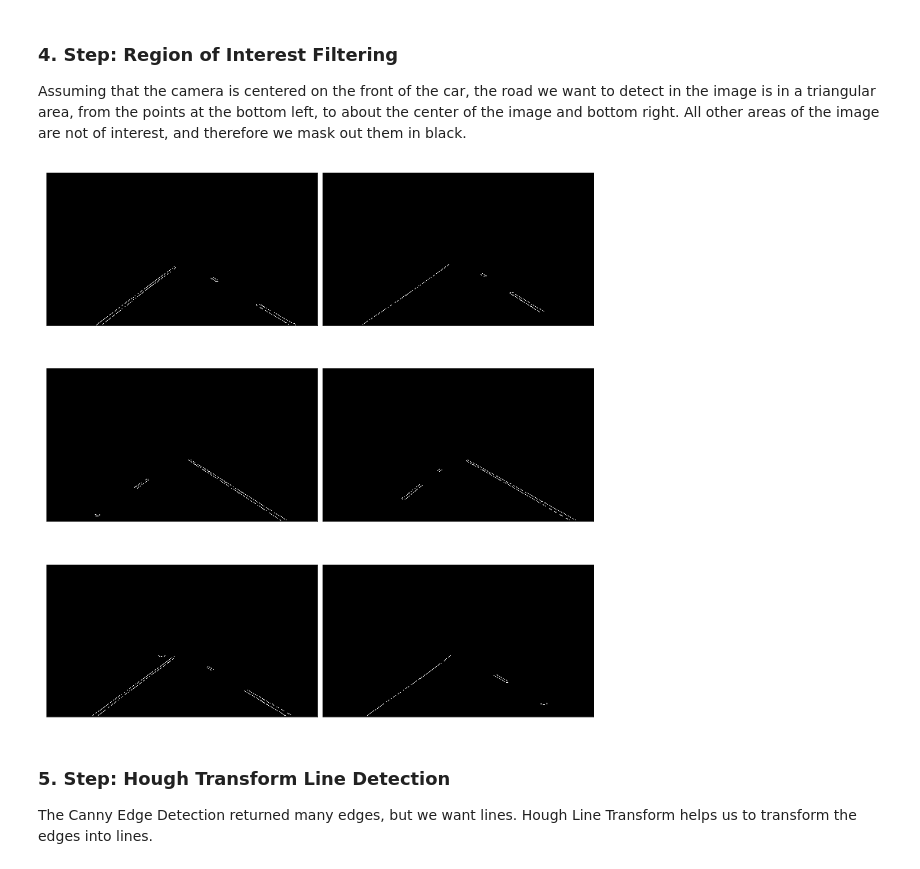
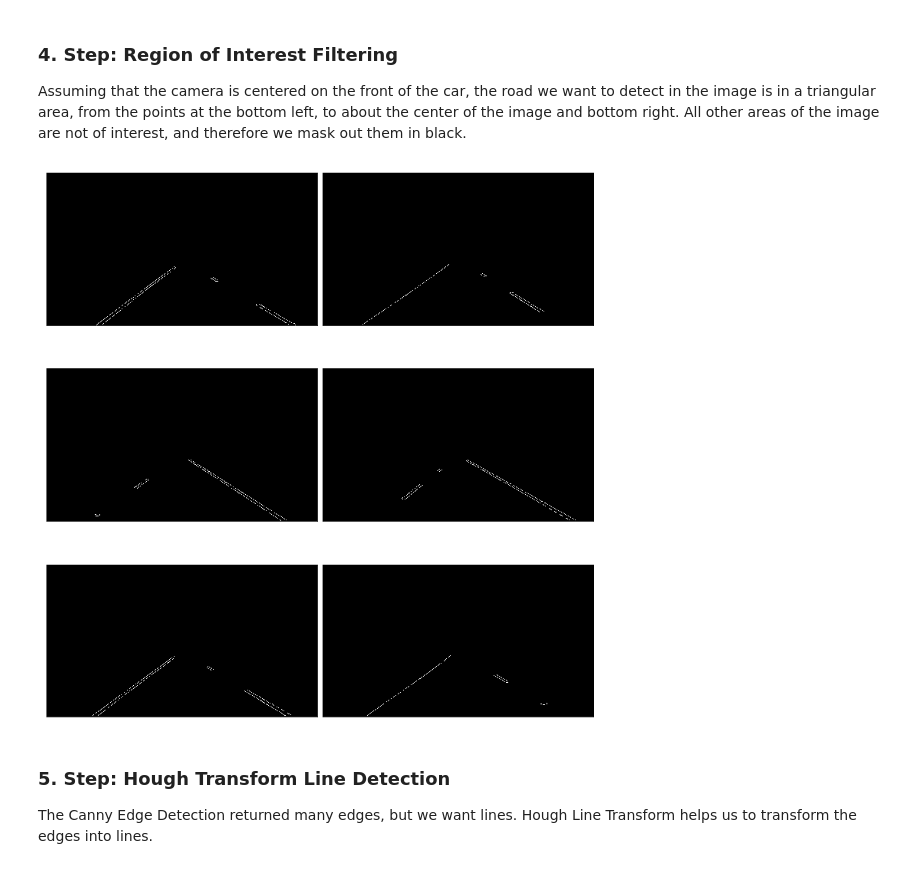
Before and after one commit to aboerzel/CarND-LaneLines-P1, a Jupyter notebook: P1.ipynb, the cells around one changed output. Saved outputs shown, nothing was run; the diff lists cells and outputs as text; code cells hidden in the pictures.

```diff
--- a/P1.ipynb
+++ b/P1.ipynb
@@ -90,37 +90,42 @@ show_images(edge_images)
 # %% [markdown]
 ### 4. Step: Region of Interest Filtering
 Assuming that the camera is centered on the front of the car, the road we want to detect in the image is in a triangular area, from the points at the bottom left, to about the center of the image and bottom right. All other areas of the image are not of interest, and therefore we mask out them in black.
-# %%
-def filter_region(image, vertices):
-    """
-    Create the mask using the vertices and apply it to the input image
-    """
-    mask = np.zeros_like(image)
-    if len(mask.shape) == 2:
-        cv2.fillPoly(mask, vertices, 255)
-    else:
-        cv2.fillPoly(mask, vertices, (255,) * mask.shape[2])  # in case, the input image has a channel dimension
-    return cv2.bitwise_and(image, mask)
-
-def select_region(image):
-    """
-    It keeps the region surrounded by the `vertices` (i.e. polygon).  Other area is set to 0 (black).
-    """
-    # first, define the polygon by vertices
-    rows, cols   = image.shape[:2]
-    bottom_left  = [0, rows]
-    bottom_right = [cols, rows]
-    top_left     = [cols * 0.4, rows * 0.6]
-    top_right    = [cols * 0.6, rows * 0.6]
-    # the vertices are an array of polygons (i.e array of arrays) and the data type must be integer
-    vertices = np.array([[bottom_left, top_left, top_right, bottom_right]], dtype=np.int32)
-    return filter_region(image, vertices)
-
-# images showing the region of interest only
-roi_images = list(map(select_region, edge_images))
-show_images(roi_images)
-# %% [output]
-[figure, removed]
+# %%
+def region_of_interest(image, vertices):
+    """
+    Create the mask using the vertices and apply it to the input image
+    """
+    mask = np.zeros_like(image)
+    if len(mask.shape) == 2:
+        cv2.fillPoly(mask, vertices, 255)
+    else:
+        cv2.fillPoly(mask, vertices, (255,) * mask.shape[2])  # in case, the input image has a channel dimension
+    return cv2.bitwise_and(image, mask)
+
+
+# region of interest will be a centered trapezoid rising from the bottom of the image.
+# These parameters tune the shape of the trapezoid.
+roi_horiz_top = 0.45 # x-coord of trapezoid's top left point will be img.shape[1]*roi_horiz_top
+                     # x-coord of trapezoid's top right point will be img.shape[1]*(1.-roi_horiz_top)
+roi_horiz_bot = 0.05 # x-coord of trapezoid's bottom left point will be img.shape[1]*roi_horiz_bot
+                     # x-coord of trapezoid's bottom right point will be img.shape[1]*)(1.-roi_horiz_bot)
+roi_vert = 0.6       # y-coord of trapezoid's top will be imshape[1]*roi_vert_frac
+
+# images showing the region of interest only
+ymax = edge_images[0].shape[0]
+xmax = edge_images[0].shape[1]
+vertices = np.array([[(xmax*roi_horiz_top     , ymax*roi_vert),\
+                      (xmax*roi_horiz_bot     , ymax         ),\
+                      (xmax*(1.-roi_horiz_bot), ymax         ),\
+                      (xmax*(1.-roi_horiz_top), ymax*roi_vert)]], dtype=np.int32)
+
+def select_roi(edge_image):
+    return region_of_interest(edge_image, vertices)
+
+roi_images = list(map(select_roi, edge_images))
+show_images(roi_images)
+# %% [output]
+[figure, added]
 # %% [markdown]
 ### 5. Step: Hough Transform Line Detection
 The Canny Edge Detection returned many edges, but we want lines. Hough Line Transform helps us to transform the edges into lines.
```
Also changed, not shown: parts of 7 cells of this notebook, 4 other files.
